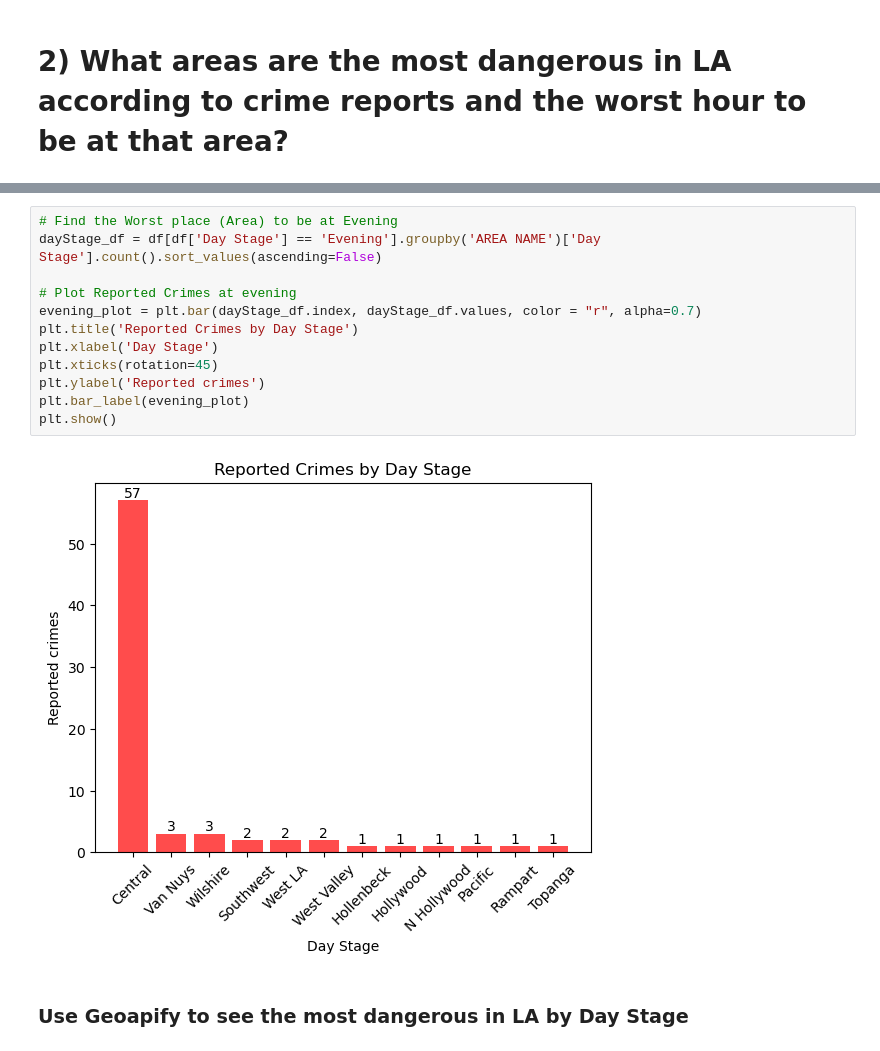
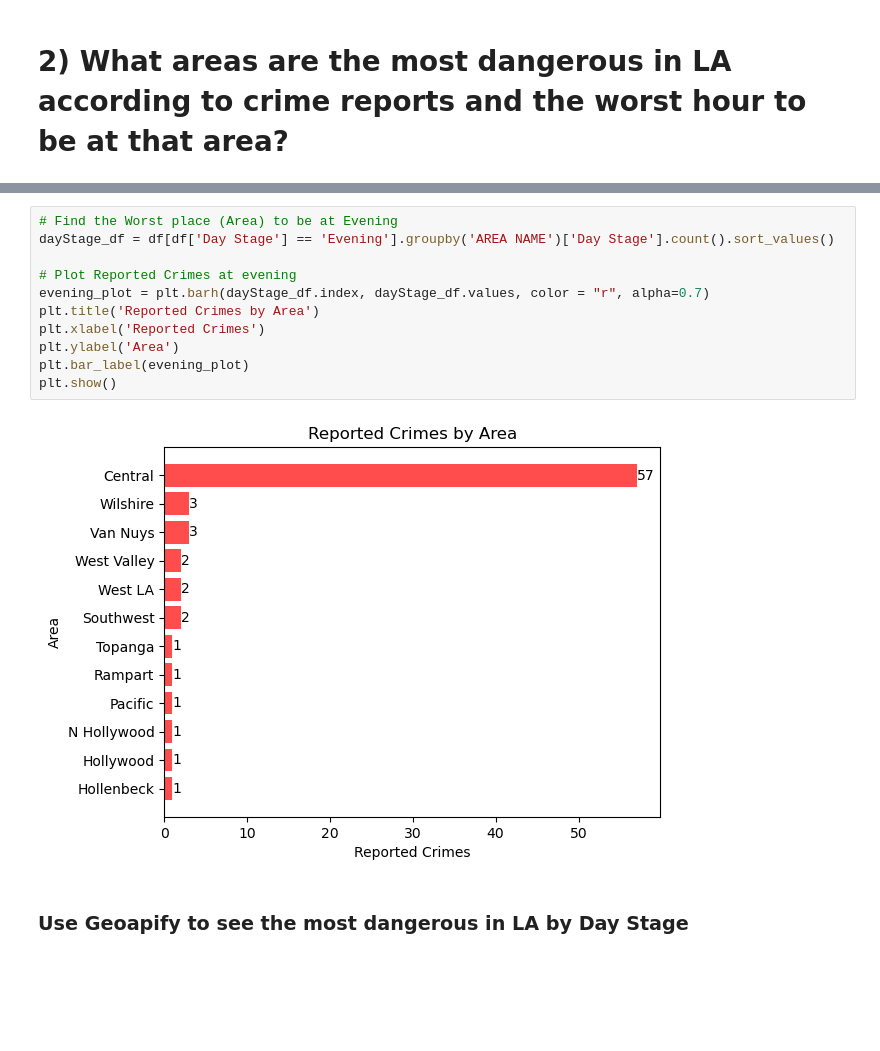
Before and after one commit to Ivanco19/Project-1, a Jupyter notebook: project1.ipynb, the cells around one changed output, grey strips where cells are left out. Saved outputs shown, nothing was run; the diff lists cells and outputs as text; blank space fills up the shorter version.

```diff
--- a/project1.ipynb
+++ b/project1.ipynb
@@ -99,17 +99,16 @@ plt.show()
 # %%
 # Find the Worst place (Area) to be at Evening
-dayStage_df = df[df['Day Stage'] == 'Evening'].groupby('AREA NAME')['Day Stage'].count().sort_values(ascending=False)
+dayStage_df = df[df['Day Stage'] == 'Evening'].groupby('AREA NAME')['Day Stage'].count().sort_values()
 
 # Plot Reported Crimes at evening
-evening_plot = plt.bar(dayStage_df.index, dayStage_df.values, color = "r", alpha=0.7)
-plt.title('Reported Crimes by Day Stage')
-plt.xlabel('Day Stage')
-plt.xticks(rotation=45)
-plt.ylabel('Reported crimes')
+evening_plot = plt.barh(dayStage_df.index, dayStage_df.values, color = "r", alpha=0.7)
+plt.title('Reported Crimes by Area')
+plt.xlabel('Reported Crimes')
+plt.ylabel('Area')
 plt.bar_label(evening_plot)
 plt.show()
 # %% [output]
-[figure, old version]
+[figure, new version]
 # %% [markdown]
 ### Use Geoapify to see the most dangerous in LA by Day Stage
 # %%
```
Also changed, not shown: parts of 2 cells of this notebook.
